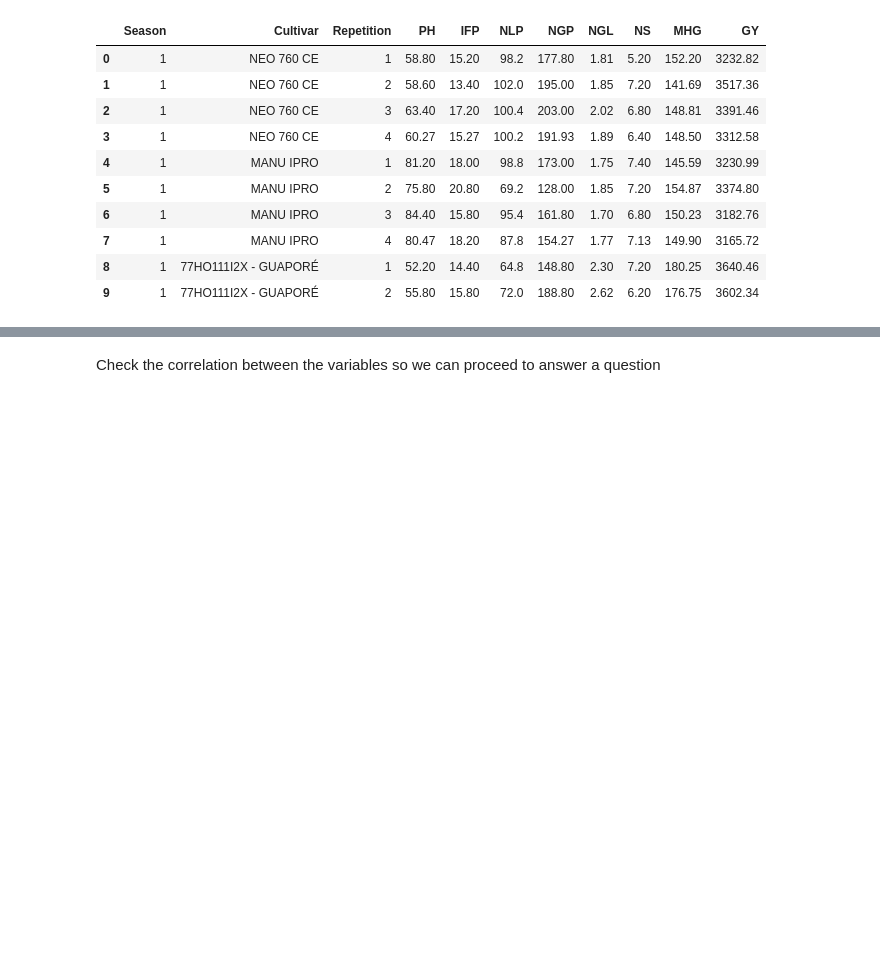
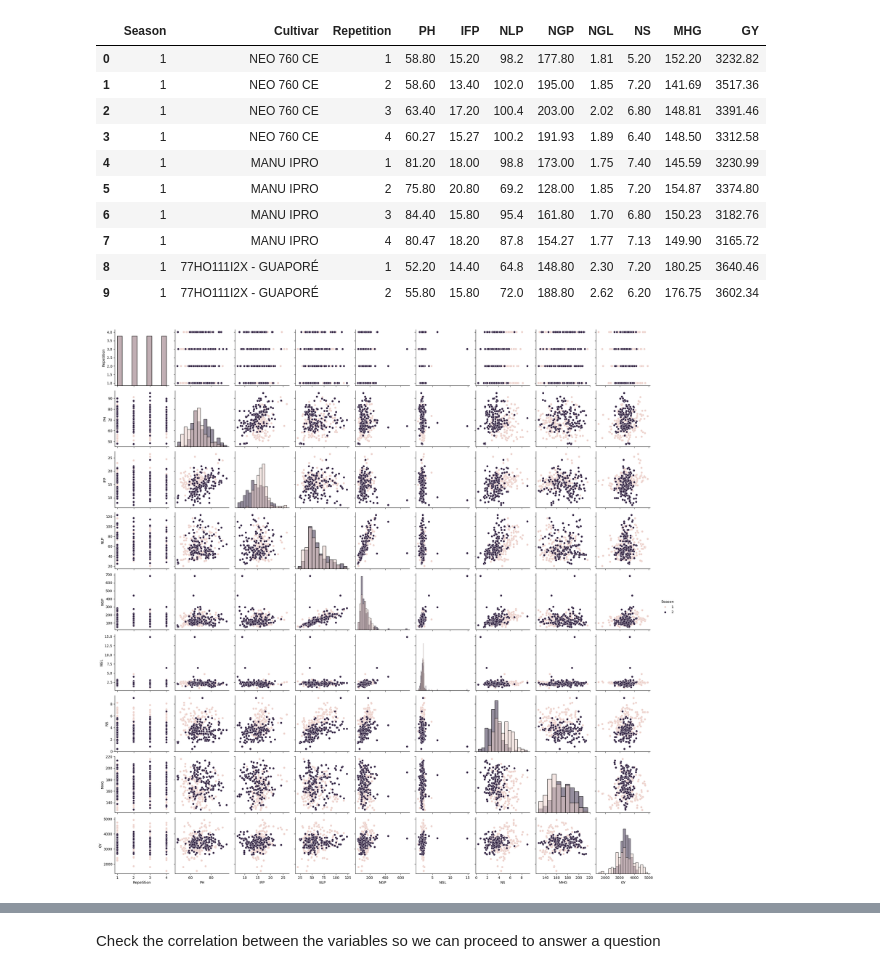
Before and after one commit to sgcg10/mlops-soybean, a Jupyter notebook: jupyther-notebooks/Final_project.ipynb, the cells around one changed output, grey strips where cells are left out. Drawn from its saved outputs; the diff is of its cells as text; code cells hidden in the pictures; blank space fills up the shorter version.

```diff
--- a/jupyther-notebooks/Final_project.ipynb
+++ b/jupyther-notebooks/Final_project.ipynb
@@ -13,3 +31,13 @@ from sklearn.metrics import accuracy_score, classification_report
+# %%
+def target_variable_exploration(df, target) :
+    """
+    plots the distribution of the classes
+    Input :
+        df -- dataframe containing classes
+        target -- class column
+    """
+    sns.pairplot(df, diag_kind ='hist' , hue=target)
+    plt.show()
 # %% [markdown]
 Read the data for soybean harvest to start doing the Exploratory Analysis
 # %%
@@ -28,3 +56,9 @@ data.head(10)
 | 7 | 1 | MANU IPRO | 4 | 80.47 | 18.20 | 87.8 | 154.27 | 1.77 | 7.13 | 149.90 | 3165.72 |
 | 8 | 1 | 77HO111I2X - GUAPORÉ | 1 | 52.20 | 14.40 | 64.8 | 148.80 | 2.30 | 7.20 | 180.25 | 3640.46 |
 | 9 | 1 | 77HO111I2X - GUAPORÉ | 2 | 55.80 | 15.80 | 72.0 | 188.80 | 2.62 | 6.20 | 176.75 | 3602.34 |
+# %%
+### Target variable exploration
+
+target_variable_exploration(data, "Season")
+# %% [output]
+[figure, added]
```
Also changed, not shown: parts of 6 cells of this notebook, 8 other files.
